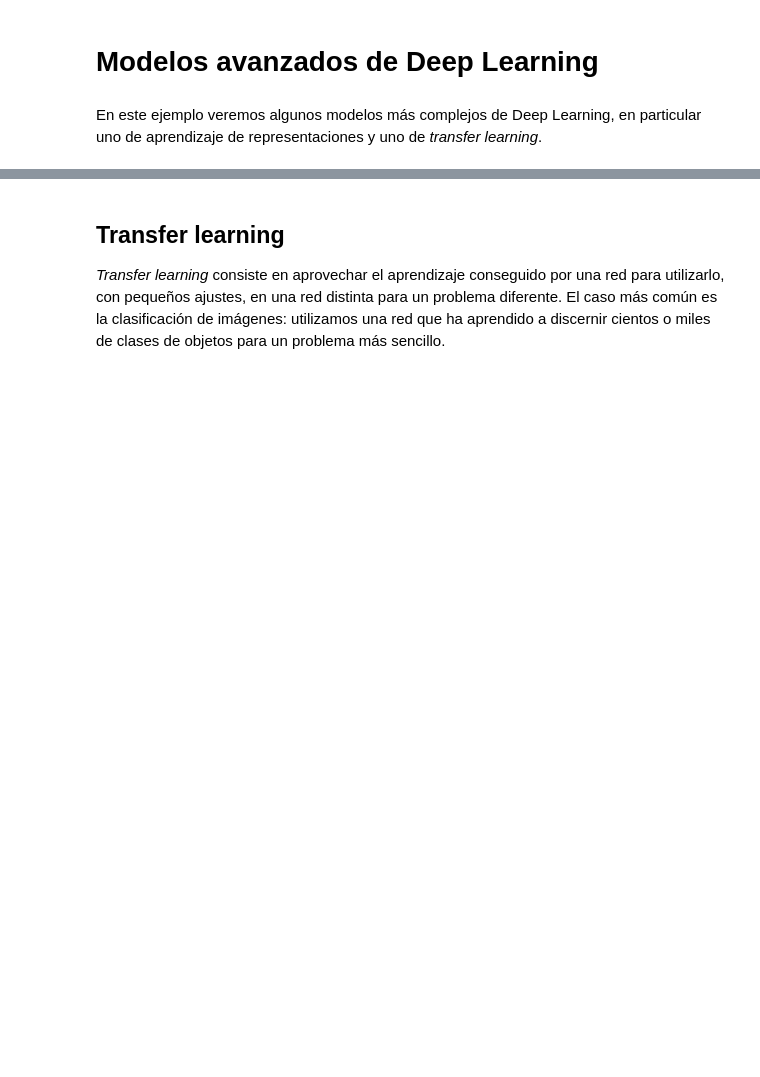
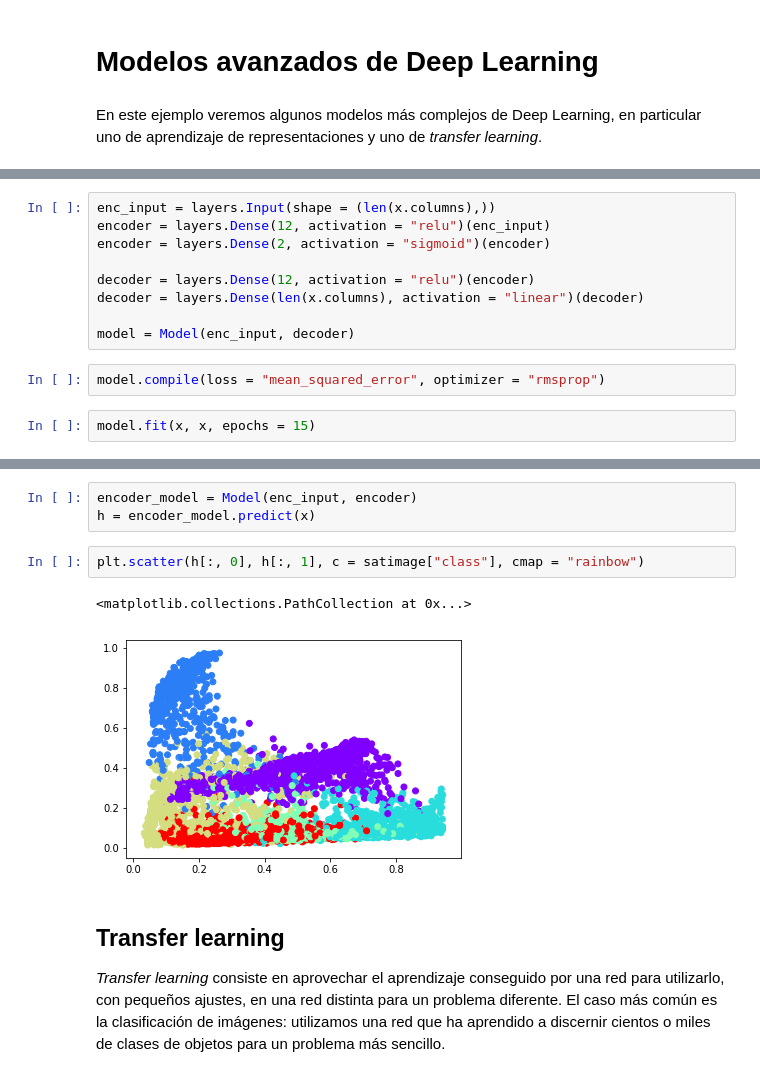
Before and after one commit to libreim/dl-tutorial, a Jupyter notebook: 03_otros_modelos.ipynb, the cells around one changed output, grey strips where cells are left out. Saved outputs shown, nothing was run; the diff lists cells and outputs as text; blank space fills up the shorter version.

```diff
--- a/03_otros_modelos.ipynb
+++ b/03_otros_modelos.ipynb
@@ -10,0 +21,13 @@ Ejemplo de Transfer Learning
+# %%
+enc_input = layers.Input(shape = (len(x.columns),))
+encoder = layers.Dense(12, activation = "relu")(enc_input)
+encoder = layers.Dense(2, activation = "sigmoid")(encoder)
+
+decoder = layers.Dense(12, activation = "relu")(encoder)
+decoder = layers.Dense(len(x.columns), activation = "linear")(decoder)
+
+model = Model(enc_input, decoder)
+# %%
+model.compile(loss = "mean_squared_error", optimizer = "rmsprop")
+# %%
+model.fit(x, x, epochs = 15)
@@ -11,3 +53,11 @@ Ejemplo de Transfer Learning
+# %%
+encoder_model = Model(enc_input, encoder)
+h = encoder_model.predict(x)
+# %%
+plt.scatter(h[:, 0], h[:, 1], c = satimage["class"], cmap = "rainbow")
+# %% [output]
+<matplotlib.collections.PathCollection at 0x...>
+[figure, added]
 # %% [markdown]
 ## Transfer learning
 
```
Also changed, not shown: parts of 8 cells of this notebook, 4 other files.
